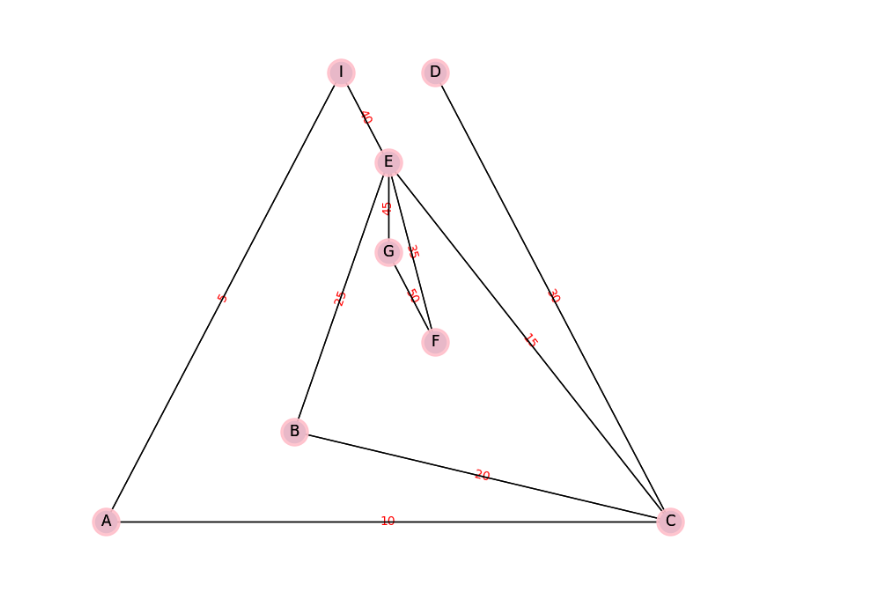
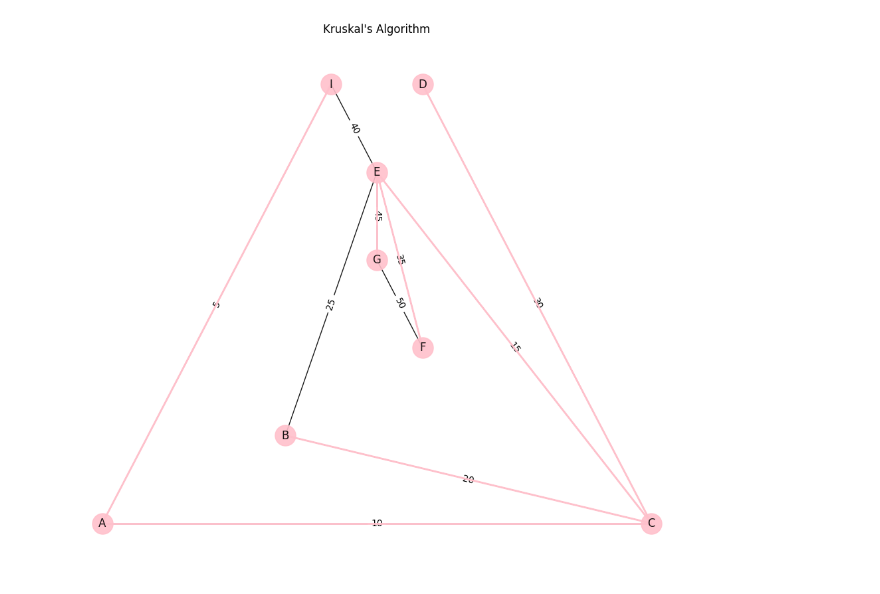
Before and after one commit to GrayHamZ/Discrete_Math_2, a Jupyter notebook: Assignment_Answers_Diputado/test.ipynb, the cells around one changed output. Cells and saved outputs as stored; diff of their text form; code cells hidden in the pictures.

```diff
--- a/Assignment_Answers_Diputado/test.ipynb
+++ b/Assignment_Answers_Diputado/test.ipynb
@@ -1,27 +1,36 @@
 # %%
 import matplotlib.pyplot as plt
 import networkx as nx
-seed = 55
-# Use seed for reproducibility
+# create a kruskal algorithm function
+def kruskal(graph):
+    mst = nx.Graph()
+    mst.add_nodes_from(graph.nodes)
+    edges = sorted(graph.edges(data=True), key=lambda x: x[2]['weight'])
+    for edge in edges:
+        u, v, w = edge
+        mst.add_edge(u, v, weight=w['weight'])
+        if len(nx.cycle_basis(mst)) > 0:
+            mst.remove_edge(u, v)
+    return mst
+
+# Define the graph
 G = nx.Graph()
+G.add_nodes_from(["A", "B", "C", "D", "E", "F", "G"])
+edgelist = [("A", "C", 10), ("A", "I", 5), ("C", "B", 20), ("C", "E", 15),("C", "D", 30),
+            ("B", "E", 25), ("I", "E", 40), ("E", "F", 35),("F", "G", 50), ("G", "E", 45)]
+G.add_weighted_edges_from(edgelist)
+kruskal_graph = kruskal(G) # Implement Kruskal's algorithm by calling the function
+
+# Draw the graph and minimum spanning tree
 plt.figure(figsize=(10, 8))
-# Add nodes
-G.add_nodes_from(["A","B","C","D","E","F","G"])
-# Add self-loops to the remaining nodes
-edgelist = [("A","C"),("A","I"),("C","B"),("C","E"),("C","D"),("B","E"),("I","E"),("E","F"),("F","G"),("G","E")]
-G.add_edges_from(edgelist)
-pos = nx.planar_layout(G)  # Seed for reproducible layout
-nx.draw_networkx_edge_labels(
-    G, pos,
-    edge_labels={("A","C"):10,("A","I"):5,("C","B"):20,("C","E"):15,("C","D"):30,("B","E"):25,("I","E"):40,("E","F"):35,("F","G"):50,("G","E"):45},
-    font_color='red'
-)
-nx.draw(G, pos=pos,with_labels=True)
+pos = nx.planar_layout(G)
 nx.draw(
     G, pos, edge_color='black', width=1, linewidths=1,
     node_size=500, node_color='pink', alpha=0.9,
     with_labels=True)
-
+nx.draw_networkx_edge_labels(G, pos, edge_labels={(u, v): d['weight'] for u, v, d in G.edges(data=True)})
+nx.draw_networkx_edges(kruskal_graph, pos=pos, edge_color='pink', width=2)
+plt.title("Kruskal's Algorithm")
 plt.show()
 # %% [output]
-[figure, old version]
+[figure, new version]
```
Also changed, not shown: 6 other files.
